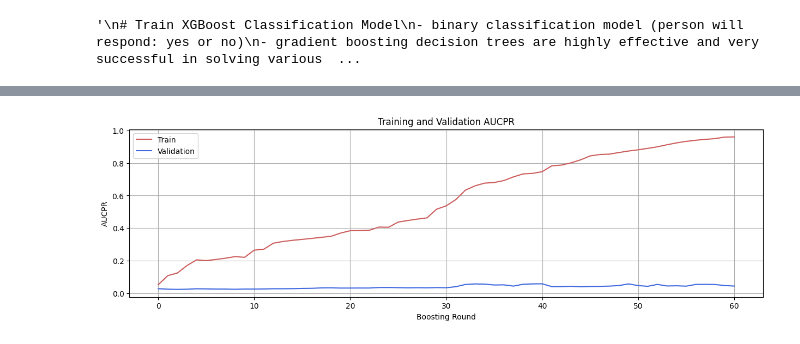
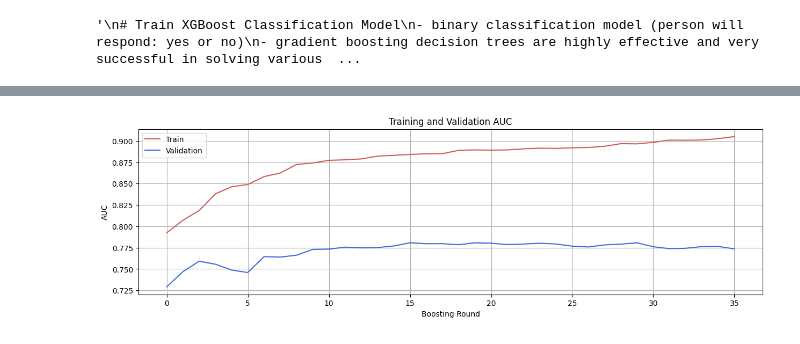
Before and after one commit to PatrickChristoph/udacity_capstone, a Jupyter notebook: src/customer_prediction.ipynb, the cells around one changed output, grey strips where cells are left out. Saved outputs shown, nothing was run; the diff lists cells and outputs as text; code cells hidden in the pictures.

```diff
--- a/src/customer_prediction.ipynb
+++ b/src/customer_prediction.ipynb
@@ -177,9 +255,9 @@ def plot_metric(evals_result, metric_name):
     plt.grid()
     plt.show()
 # %%
-plot_metric(evals_result, "aucpr")
+plot_metric(evals_result, "auc")
 # %% [output]
-[figure, old version]
+[figure, new version]
 # %%
 plot_metric(evals_result, "logloss")
 # %% [output]
```
Also changed, not shown: parts of 22 cells of this notebook.
